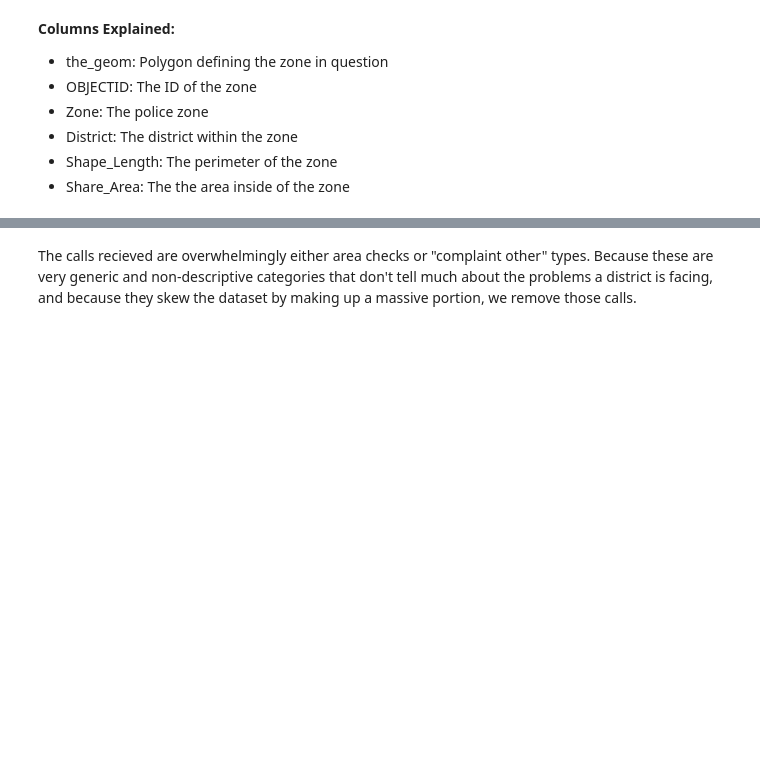
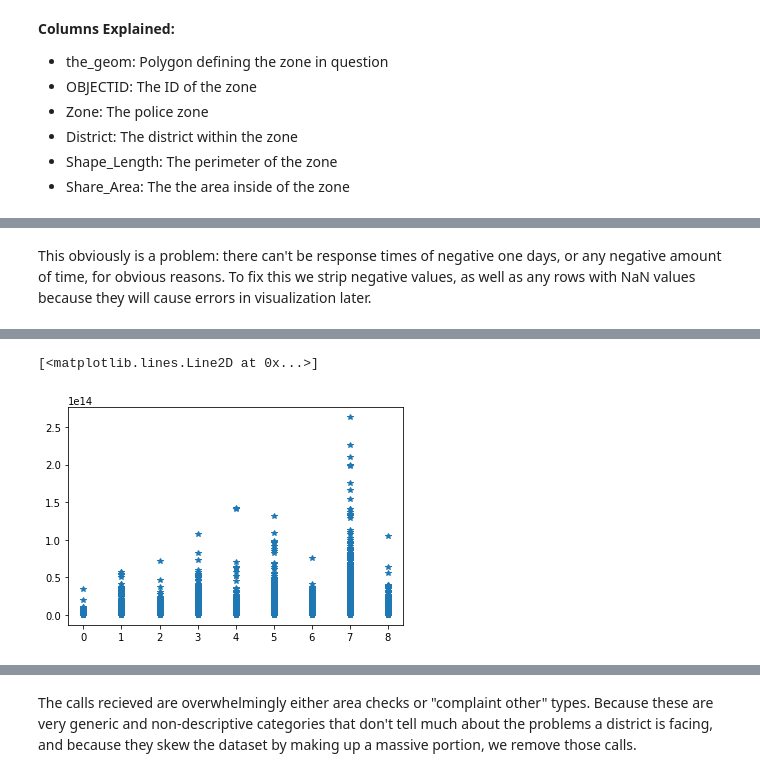
Before and after one commit to M-Sender/ServiceLearning, a Jupyter notebook: code/analysis.ipynb, the cells around one changed output, grey strips where cells are left out. Drawn from its saved outputs; the diff is of its cells as text; code cells hidden in the pictures; blank space fills up the shorter version.

Commit message:
filtered bad responseTime values

```diff
--- a/code/analysis.ipynb
+++ b/code/analysis.ipynb
@@ -116,0 +100,10 @@ Average response time in District 8 :  0 days 00:05:24.510218716
+# %% [markdown]
+This obviously is a problem: there can't be response times of negative one days, or any negative amount of time, for obvious reasons. To fix this we strip negative values, as well as any rows with NaN values because they will cause errors in visualization later.
+# %%
+df_Calls = df_Calls[df_Calls['responseTime'] > pd.Timedelta(0)]
+df_Calls.dropna(subset=['responseTime'], inplace=True)
+
+print("Minimum response time: ", df_Calls.responseTime.min(), "\n", "This is still very short...")
+
+plt.plot(df_Calls.PoliceDistrict, df_Calls.responseTime, "*")
+# %% [output]
@@ -116,0 +112,2 @@ Average response time in District 8 :  0 days 00:05:24.510218716
+[<matplotlib.lines.Line2D at 0x...>]
+[figure, added]
```
Also changed, not shown: parts of 5 cells of this notebook.
